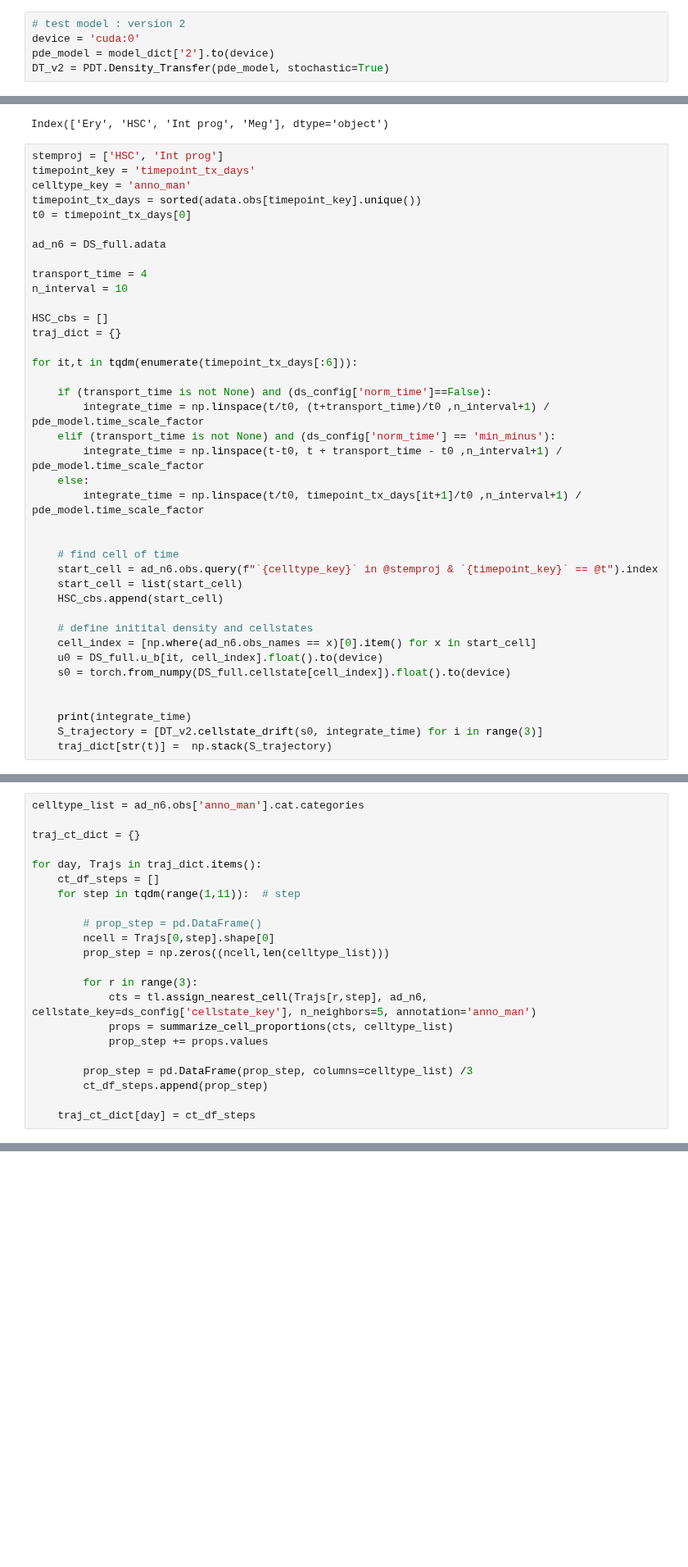
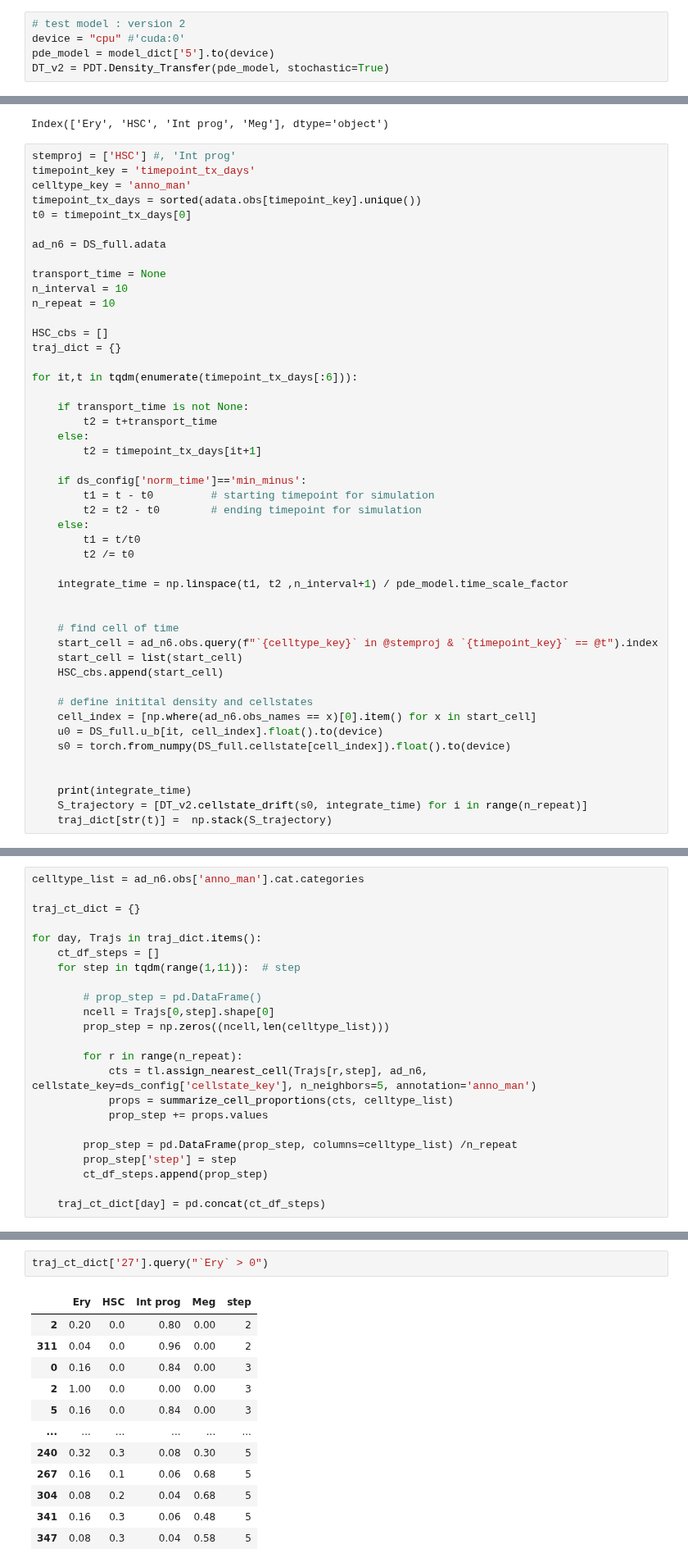
Before and after one commit to oZwZo/PINN_dynamics, a Jupyter notebook: Explore_Notebook/7.evaluation/7-14.evaluate_ery_mk_trajectory.ipynb, the cells around one changed output, grey strips where cells are left out. Shown at 82% size. Saved outputs shown, nothing was run; the diff lists cells and outputs as text; blank space fills up the shorter version.

```diff
--- a/Explore_Notebook/7.evaluation/7-14.evaluate_ery_mk_trajectory.ipynb
+++ b/Explore_Notebook/7.evaluation/7-14.evaluate_ery_mk_trajectory.ipynb
@@ -113,15 +113,15 @@ reload(PDT)
 <module 'PINN.models._density_transport' from '/rds/user/wz369/hpc-work/PINN_dynamics/PINN/models/_density_transport.py'>
 # %%
 # test model : version 2
-device = 'cuda:0'
-pde_model = model_dict['2'].to(device)
+device = "cpu" #'cuda:0'
+pde_model = model_dict['5'].to(device)
 DT_v2 = PDT.Density_Transfer(pde_model, stochastic=True)
 # %%
 adata.obs['anno_man'].cat.categories
 # %% [output]
 Index(['Ery', 'HSC', 'Int prog', 'Meg'], dtype='object')
 # %%
-stemproj = ['HSC', 'Int prog']
+stemproj = ['HSC'] #, 'Int prog'
 timepoint_key = 'timepoint_tx_days'
 celltype_key = 'anno_man'
 timepoint_tx_days = sorted(adata.obs[timepoint_key].unique())
@@ -129,20 +129,28 @@ t0 = timepoint_tx_days[0]
 
 ad_n6 = DS_full.adata
 
-transport_time = 4
+transport_time = None
 n_interval = 10
+n_repeat = 10
 
 HSC_cbs = []
 traj_dict = {}
 
 for it,t in tqdm(enumerate(timepoint_tx_days[:6])):
 
-    if (transport_time is not None) and (ds_config['norm_time']==False):
-        integrate_time = np.linspace(t/t0, (t+transport_time)/t0 ,n_interval+1) / pde_model.time_scale_factor
-    elif (transport_time is not None) and (ds_config['norm_time'] == 'min_minus'):
-        integrate_time = np.linspace(t-t0, t + transport_time - t0 ,n_interval+1) / pde_model.time_scale_factor
+    if transport_time is not None:
+        t2 = t+transport_time
     else:
-        integrate_time = np.linspace(t/t0, timepoint_tx_days[it+1]/t0 ,n_interval+1) / pde_model.time_scale_factor
+        t2 = timepoint_tx_days[it+1]
+
+    if ds_config['norm_time']=='min_minus':
+        t1 = t - t0         # starting timepoint for simulation
+        t2 = t2 - t0        # ending timepoint for simulation
+    else:
+        t1 = t/t0
+        t2 /= t0
+
+    integrate_time = np.linspace(t1, t2 ,n_interval+1) / pde_model.time_scale_factor
 
 
     # find cell of time
@@ -157,7 +165,7 @@ for it,t in tqdm(enumerate(timepoint_tx_days[:6])):
 
 
     print(integrate_time)
-    S_trajectory = [DT_v2.cellstate_drift(s0, integrate_time) for i in range(3)]
+    S_trajectory = [DT_v2.cellstate_drift(s0, integrate_time) for i in range(n_repeat)]
     traj_dict[str(t)] =  np.stack(S_trajectory)
 # %% [output]
 [0.  0.4 0.8 1.2 1.6 2.  2.4 2.8 3.2 3.6 4. ]
@@ -220,12 +228,13 @@ for day, Trajs in traj_dict.items():
         ncell = Trajs[0,step].shape[0]
         prop_step = np.zeros((ncell,len(celltype_list)))
 
-        for r in range(3):
+        for r in range(n_repeat):
             cts = tl.assign_nearest_cell(Trajs[r,step], ad_n6, cellstate_key=ds_config['cellstate_key'], n_neighbors=5, annotation='anno_man')
             props = summarize_cell_proportions(cts, celltype_list)
             prop_step += props.values
 
-        prop_step = pd.DataFrame(prop_step, columns=celltype_list) /3
+        prop_step = pd.DataFrame(prop_step, columns=celltype_list) /n_repeat
+        prop_step['step'] = step
         ct_df_steps.append(prop_step)
 
-    traj_ct_dict[day] = ct_df_steps
+    traj_ct_dict[day] = pd.concat(ct_df_steps)
@@ -305,0 +249,15 @@ dict_keys(['3', '7', '12', '27', '49', '76'])
+# %%
+traj_ct_dict['27'].query("`Ery` > 0")
+# %% [output]
+|  | Ery | HSC | Int prog | Meg | step |
+| 2 | 0.20 | 0.0 | 0.80 | 0.00 | 2 |
+| 311 | 0.04 | 0.0 | 0.96 | 0.00 | 2 |
+| 0 | 0.16 | 0.0 | 0.84 | 0.00 | 3 |
+| 2 | 1.00 | 0.0 | 0.00 | 0.00 | 3 |
+| 5 | 0.16 | 0.0 | 0.84 | 0.00 | 3 |
+| ... | ... | ... | ... | ... | ... |
+| 240 | 0.32 | 0.3 | 0.08 | 0.30 | 5 |
+| 267 | 0.16 | 0.1 | 0.06 | 0.68 | 5 |
+| 304 | 0.08 | 0.2 | 0.04 | 0.68 | 5 |
+| 341 | 0.16 | 0.3 | 0.06 | 0.48 | 5 |
+| 347 | 0.08 | 0.3 | 0.04 | 0.58 | 5 |
```
Also changed, not shown: parts of 20 cells of this notebook.
